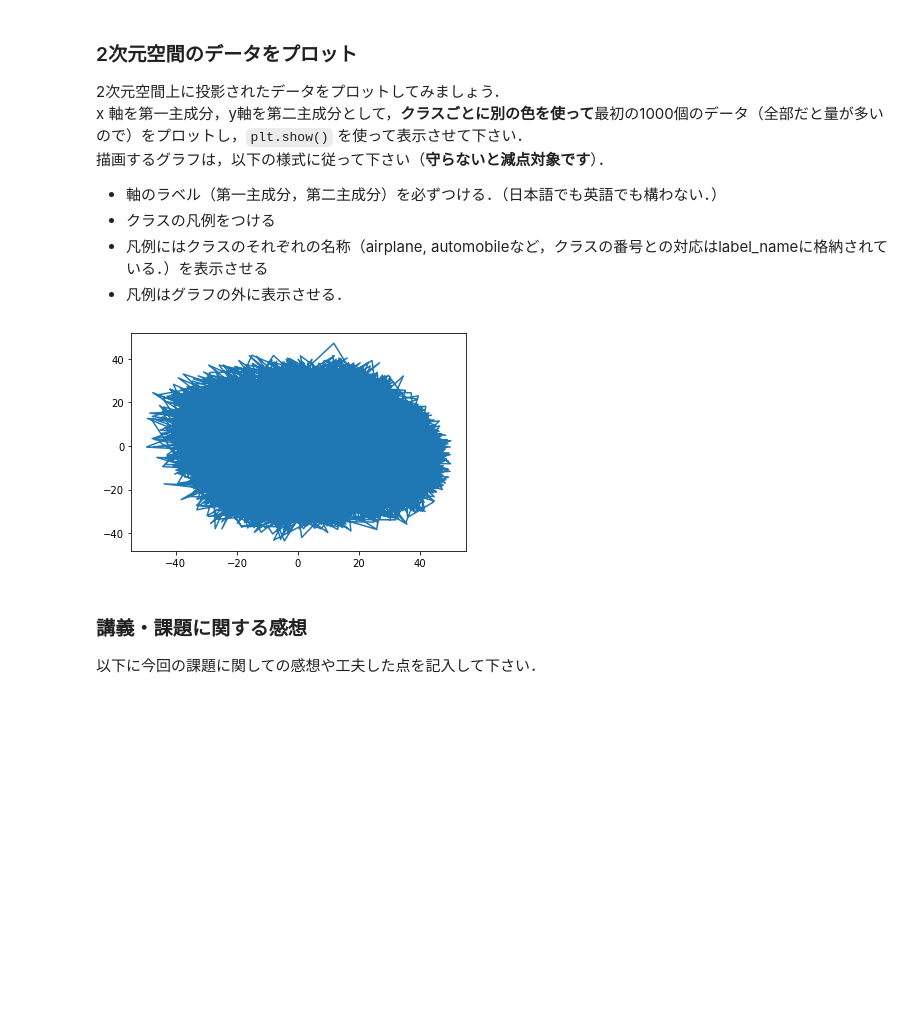
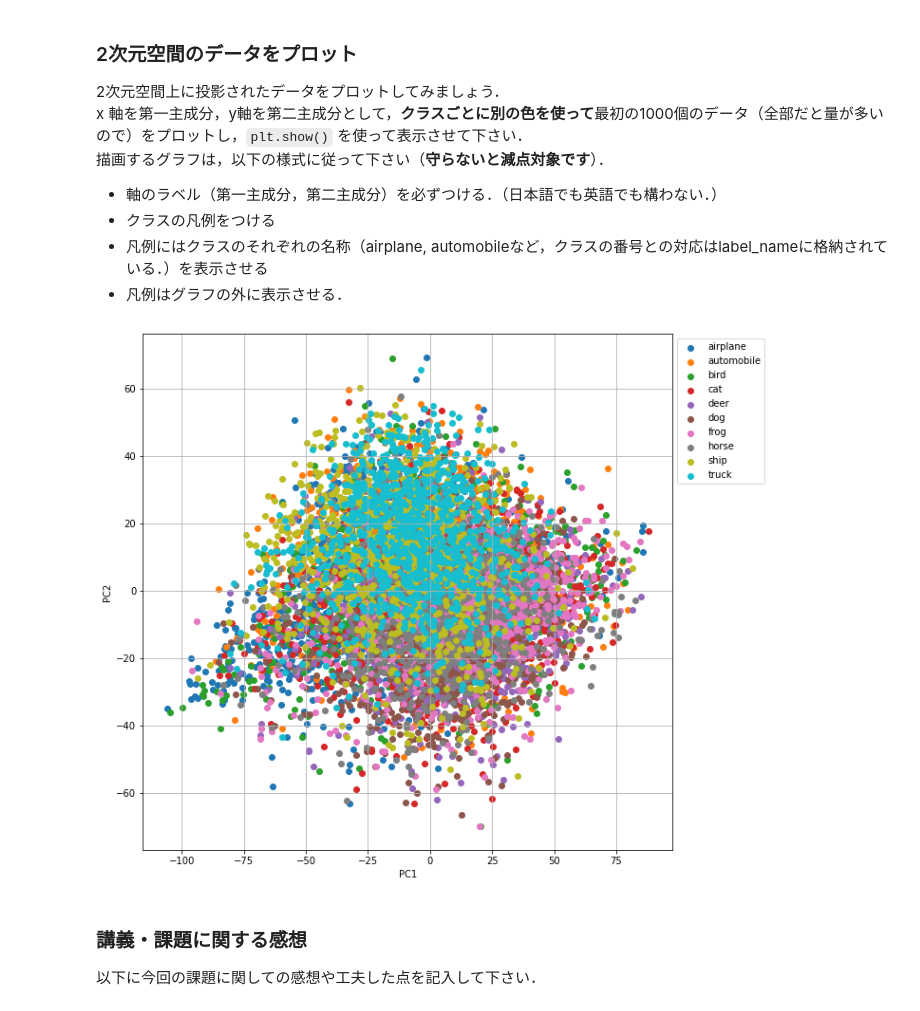
Before and after one commit to yagikota/omu, a Jupyter notebook: 情報工学演習3/kadai12/kadai12_1201201140.ipynb, the cells around one changed output. Drawn from its saved outputs; the diff is of its cells as text; code cells hidden in the pictures; blank space fills up the shorter version.

```diff
--- a/情報工学演習3/kadai12/kadai12_1201201140.ipynb
+++ b/情報工学演習3/kadai12/kadai12_1201201140.ipynb
@@ -38,6 +38,7 @@ label_name =[ 'airplane', 'automobile', 'bird', 'cat', 'deer', 'dog', 'frog', 'h
 cifer_dict = unpickle( './data_batch_1')
 
 # #扱いやすいようにリストはndarray 配列として代入．
-labels = np.array( cifer_dict[b'labels'] )
+labels = np.array( cifer_dict[b'labels'])
+labels
 # #images はndarray 配列なのでそのまま代入
-images = cifer_dict[ b'data']
+# images = cifer_dict[ b'data']
@@ -89,13 +92,16 @@ $$
 ただし，**計算はfor 文を使わずに行って下さい．for 文を使った場合，減点対象です．**
 # %%
 #data は画像の画素値で0-255 の値で表現されているので，計算のために浮動小数点型に変換しておく．
-data = images.astype( 'float32' )
-#データの平均
-ave = np.mean(data, axis=1, keepdims=True)
-#標準偏差
-sigma = np.std(data, axis=1, keepdims=True)
-#もとのデータ-平均/標準偏差
+data = images.astype('float32')
+# #データの平均
+ave = np.mean(data, axis=0, keepdims=True)
+# # #標準偏差
+sigma = np.std(data, axis=0, keepdims=True)
+# # # #もとのデータ-平均/標準偏差
 data = (data - ave) / sigma
+
+# np.std(data, axis=0)
+# np.mean(data, axis=0)
 # %% [markdown]
 ### 分散共分散行列に固有値分解を適用
 続いて，PCA をdata に適用します．ここでは，導出やその原理の説明は省略し，計算の方法のみ説明します．PCA の導出や内容の説明を知りたい人は各自で勉強して下さい．おそらく他の科目で出て来ていると思うのでそのあたりはすでに知っていらっしゃると思います．
@@ -141,14 +140,28 @@ x 軸を第一主成分，y軸を第二主成分として，**クラスごとに
 - クラスの凡例をつける
 - 凡例にはクラスのそれぞれの名称（airplane, automobileなど，クラスの番号との対応はlabel_nameに格納されている．）を表示させる
 - 凡例はグラフの外に表示させる．
-# %%
-#プロットを行うコードを書く．上の様式に従うこと．
-x = projected_data[:, 0]
-y = projected_data[:, 1]
-plt.plot(x, y)
-plt.show()
-# %% [output]
-[figure, removed]
+# %%
+#プロットを行うコードを書く．上の様式に従うこと．
+
+N = 10000
+
+plt.figure(figsize=(10, 10))
+plt.grid()
+plt.xlabel("PC1")
+plt.ylabel("PC2")
+
+x = projected_data[:N, 0]
+y = projected_data[:N, 1]
+for i in range(10):
+	x_y_set = [(x[j], y[j]) for j in range(len(x)) if labels[j] == i]
+	x_data = [data[0] for data in x_y_set]
+	y_data = [data[1] for data in x_y_set]
+	plt.scatter(x_data, y_data, label=label_name[i])
+
+plt.legend(loc='upper left', bbox_to_anchor=(1, 1))
+plt.show()
+# %% [output]
+[figure, added]
 # %% [markdown]
 ### 講義・課題に関する感想
 以下に今回の課題に関しての感想や工夫した点を記入して下さい．
```
Also changed, not shown: parts of 3 cells of this notebook.
